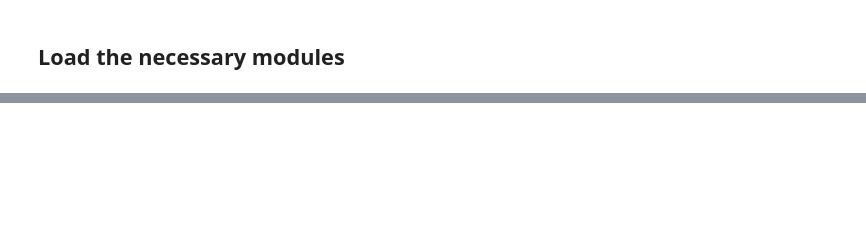
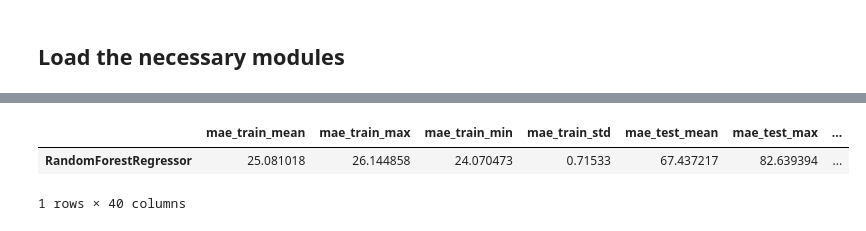
Before and after one commit to naik-aakash/lobster-database-paper-analysis-scripts, a Jupyter notebook: ML_model/RF_model.ipynb, the cells around one changed output, grey strips where cells are left out. Cells and saved outputs as stored; diff of their text form; code cells hidden in the pictures; blank space fills up the shorter version.

Commit message:
update ML model/plot script and plots

```diff
--- a/ML_model/RF_model.ipynb
+++ b/ML_model/RF_model.ipynb
@@ -97,10 +29,13 @@ display(HTML('<div class="alert-warning"><h3>Please ensure you selected either o
+# %%
+#dataframe with compositions for each mpid
+df_comp = pd.read_csv('mpids.csv', sep=',', index_col='metadata.material_id')
 # %%
 # List with model name that will be trained and evaluated
 models_names =['RandomForestRegressor']
 
 # Dict with model hypterparameter
 models_dicts = {
-     RandomForestRegressor(n_jobs=24): {
+     RandomForestRegressor(n_jobs=30): {
          'selector__n_features_to_select': [50, 100, 180], # Number of features to select
         'regressor__n_estimators': [500],
         }
@@ -214,6 +213,7 @@ def grid_search(model, param, X_train, y_train):
     '''
 
     # configure the cross-validation procedure
+    np.random.seed(18012019)
     cv_inner = KFold(n_splits=5, shuffle=True, random_state=18012019)
 
     #setup model training pipeline
@@ -222,7 +222,8 @@ def grid_search(model, param, X_train, y_train):
         ('regressor', model)
         ])
     # define search
-    search = GridSearchCV(pipeline, param_grid=param, scoring='neg_mean_absolute_error', cv=cv_inner, refit=True, return_train_score=True, n_jobs=24)
+    search = GridSearchCV(pipeline, param_grid=param, scoring='neg_mean_absolute_error',
+                          cv=cv_inner, refit=True, return_train_score=True, n_jobs=30)
     # execute search
     result = search.fit(X_train, y_train)
     # get the best performing model fit on the whole training set
@@ -287,7 +367,6 @@ abs_errors = namedtuple("abs_errors", "train test")
 rmse_scores = namedtuple("rmse_scores", "train test")
 r2_scores = namedtuple("r2_scores", "train test")
 mape_scores = namedtuple("mape_scores", "train test")
-
 trained_models={}
 for name, (model, param) in zip(models_names, models_dicts.items()):
     isExist = os.path.exists(name)
@@ -310,6 +389,8 @@ for name, (model, param) in zip(models_names, models_dicts.items()):
     test_errors=[]
     test_labels=[]
     train_errors=[]
+    y_actual=[]
+    y_predict=[]
     mape_train=[]
     mape_test=[]
     iteration=1
@@ -352,6 +433,9 @@ for name, (model, param) in zip(models_names, models_dicts.items()):
         mape_train.append(mean_absolute_percentage_error(y_pred=y_hat_train, y_true=y_train))
         mape_test.append(mean_absolute_percentage_error(y_pred=y_hat_test, y_true=y_test))
 
+        y_actual.append(y_test)
+        y_predict.append(y_hat_test)
+
 
         # pickle the trained models
         filename = '{}/{}_bestmodel_{}.pkl'.format(name, name, iteration)
@@ -371,11 +455,8 @@ for name, (model, param) in zip(models_names, models_dicts.items()):
 
         iteration+=1
 
-    error_data_test = np.concatenate(test_errors)
-    error_data_train = np.concatenate(train_errors)
-
     # store test and train absolute errors as violin+box plot
-    get_train_test_plot(errors_test=error_data_test, errors_train=error_data_train,
+    get_train_test_plot(test_errors=test_errors, train_errors=train_errors,
                                   labels=test_labels,modelname=name)
 
     # populate the defined named tuples with raw data of model performace
@@ -390,6 +471,23 @@ for name, (model, param) in zip(models_names, models_dicts.items()):
 
     # save the summary stats as csv
     stats_df.to_csv('summary_results.csv')
+
+    df_predictions = pd.DataFrame(index=list(np.concatenate(test_labels)),
+                                columns=['Composition','lastphdospeak_actual','lastphdospeak_predicted'])
+
+    for row, col in df_predictions.iterrows():
+        df_predictions.loc[row,'Composition'] = df_comp.loc[row,'metadata.formula']
+
+    df_predictions['lastphdospeak_actual'] = np.concatenate(y_actual)
+    df_predictions['lastphdospeak_predicted'] = np.concatenate(y_predict)
+
+    # get actual and model predict scatter plot
+    get_actual_predict_plot(df_predictions=df_predictions,modelname=name)
+
+    # save the prediction data as csv
+    df_predictions.to_csv('predictions_data.csv')
+
+
     os.chdir('..')
 
     print(name + ' done')
@@ -396,0 +509,6 @@ for name, (model, param) in zip(models_names, models_dicts.items()):
+# %%
+stats_df
+# %% [output]
+|  | mae_train_mean | mae_train_max | mae_train_min | mae_train_std | mae_test_mean | mae_test_max | ... |
+| RandomForestRegressor | 25.081018 | 26.144858 | 24.070473 | 0.71533 | 67.437217 | 82.639394 | ... |
+1 rows × 40 columns
```
Also changed, not shown: parts of 11 cells of this notebook, 51 other files.
